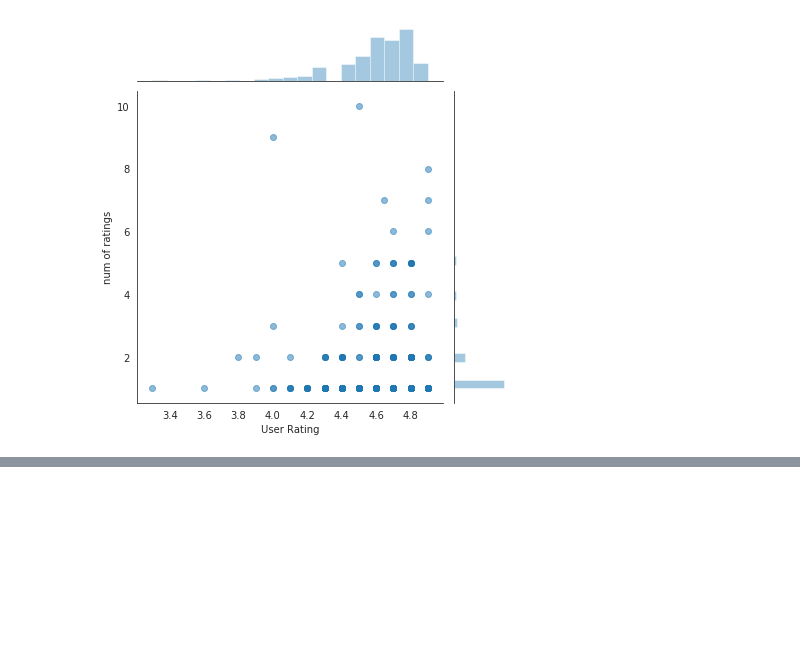
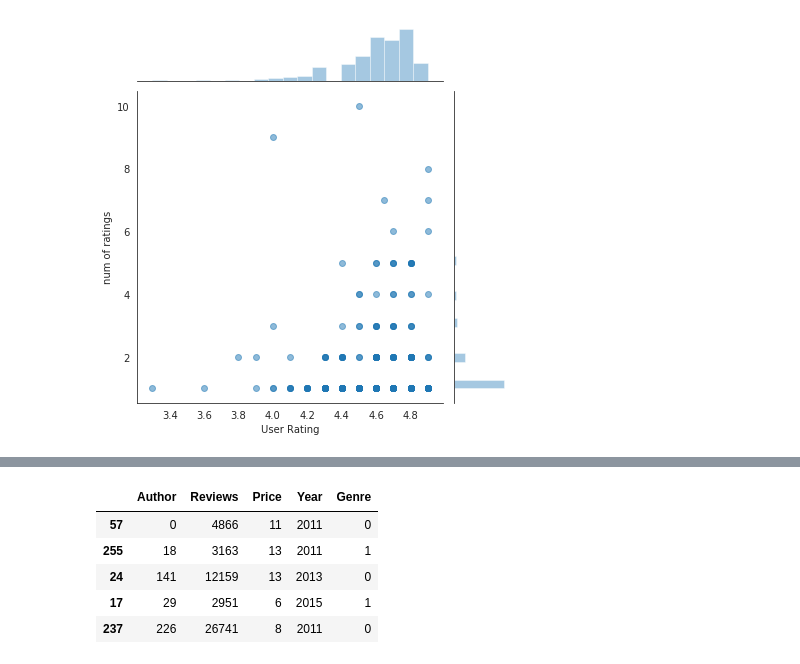
Before and after one commit to MohammadB88/ML_DS_Projects, a Jupyter notebook: kaggle/Amazon_Book_Rating/Amz_book_rating.ipynb, the cells around one changed output, grey strips where cells are left out. Cells and saved outputs as stored; diff of their text form; code cells hidden in the pictures; blank space fills up the shorter version.

```diff
--- a/kaggle/Amazon_Book_Rating/Amz_book_rating.ipynb
+++ b/kaggle/Amazon_Book_Rating/Amz_book_rating.ipynb
@@ -165,2 +293,10 @@ ValueError: Item wrong length 7 instead of 550.
 # %%
-X_train, X_test, Y_train, Y_test = train_test_split(X, y, test_size=0.33, random_state=42)
+X_train, X_test, y_train, y_test = train_test_split(X, y, test_size=0.33, random_state=42)
+X_train.head()
+# %% [output]
+|  | Author | Reviews | Price | Year | Genre |
+| 57 | 0 | 4866 | 11 | 2011 | 0 |
+| 255 | 18 | 3163 | 13 | 2011 | 1 |
+| 24 | 141 | 12159 | 13 | 2013 | 0 |
+| 17 | 29 | 2951 | 6 | 2015 | 1 |
+| 237 | 226 | 26741 | 8 | 2011 | 0 |
```
Also changed, not shown: parts of 28 cells of this notebook.
